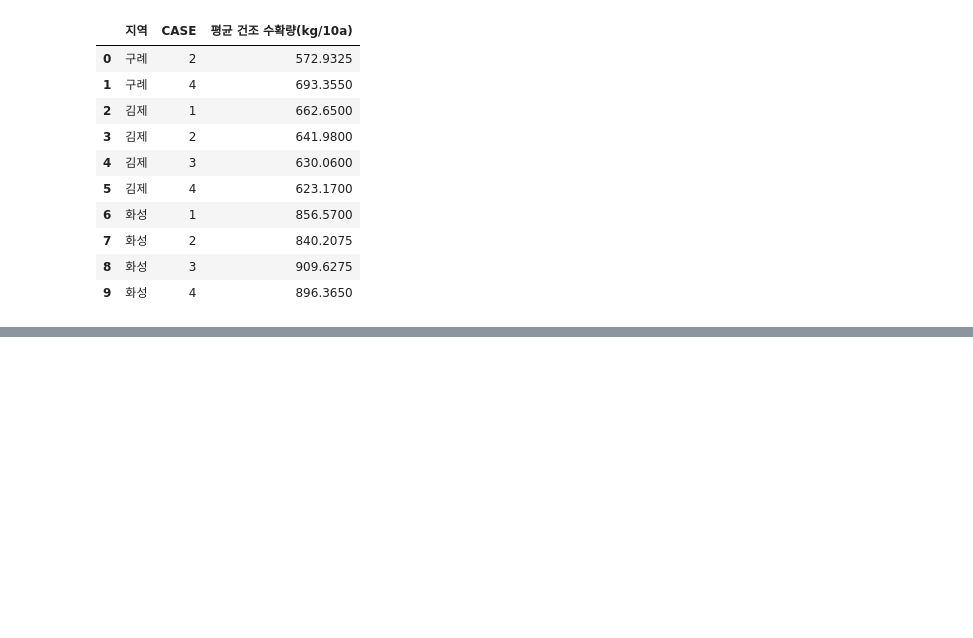
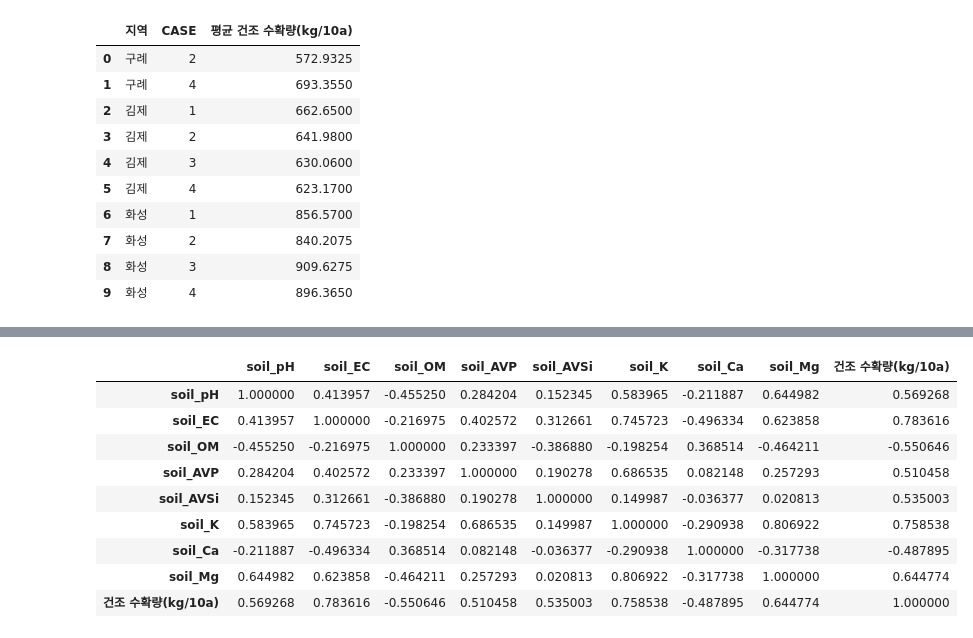
Before and after one commit to sirasony35/rice_analysis, a Jupyter notebook: basic_analysis.ipynb, the cells around one changed output, grey strips where cells are left out. Cells and saved outputs as stored; diff of their text form; code cells hidden in the pictures; blank space fills up the shorter version.

```diff
--- a/basic_analysis.ipynb
+++ b/basic_analysis.ipynb
@@ -148,0 +536,14 @@ py.plot(fig, filename='sector_demand_22to23', auto_open=True)
+# %%
+df_soil = df.dropna(subset=['soil_AVSi','총 질소 살포량(kg/10a)'])
+df_soil[soil_components+yield_col].corr(method='pearson')
+# %% [output]
+|  | soil_pH | soil_EC | soil_OM | soil_AVP | soil_AVSi | soil_K | soil_Ca | soil_Mg | 건조 수확량(kg/10a) |
+| soil_pH | 1.000000 | 0.413957 | -0.455250 | 0.284204 | 0.152345 | 0.583965 | -0.211887 | 0.644982 | 0.569268 |
+| soil_EC | 0.413957 | 1.000000 | -0.216975 | 0.402572 | 0.312661 | 0.745723 | -0.496334 | 0.623858 | 0.783616 |
+| soil_OM | -0.455250 | -0.216975 | 1.000000 | 0.233397 | -0.386880 | -0.198254 | 0.368514 | -0.464211 | -0.550646 |
+| soil_AVP | 0.284204 | 0.402572 | 0.233397 | 1.000000 | 0.190278 | 0.686535 | 0.082148 | 0.257293 | 0.510458 |
+| soil_AVSi | 0.152345 | 0.312661 | -0.386880 | 0.190278 | 1.000000 | 0.149987 | -0.036377 | 0.020813 | 0.535003 |
+| soil_K | 0.583965 | 0.745723 | -0.198254 | 0.686535 | 0.149987 | 1.000000 | -0.290938 | 0.806922 | 0.758538 |
+| soil_Ca | -0.211887 | -0.496334 | 0.368514 | 0.082148 | -0.036377 | -0.290938 | 1.000000 | -0.317738 | -0.487895 |
+| soil_Mg | 0.644982 | 0.623858 | -0.464211 | 0.257293 | 0.020813 | 0.806922 | -0.317738 | 1.000000 | 0.644774 |
+| 건조 수확량(kg/10a) | 0.569268 | 0.783616 | -0.550646 | 0.510458 | 0.535003 | 0.758538 | -0.487895 | 0.644774 | 1.000000 |
```
Also changed, not shown: parts of 15 cells of this notebook, 3 other files.
